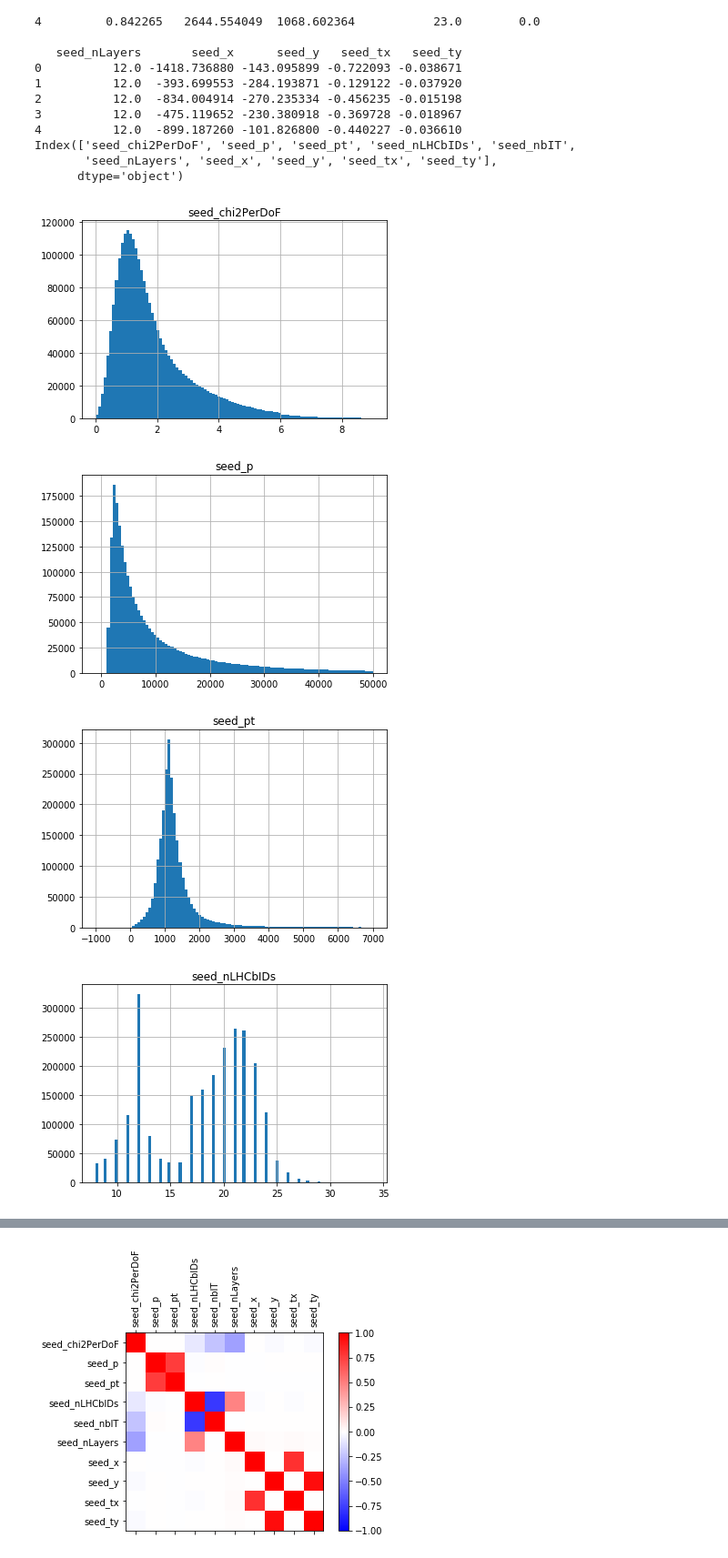
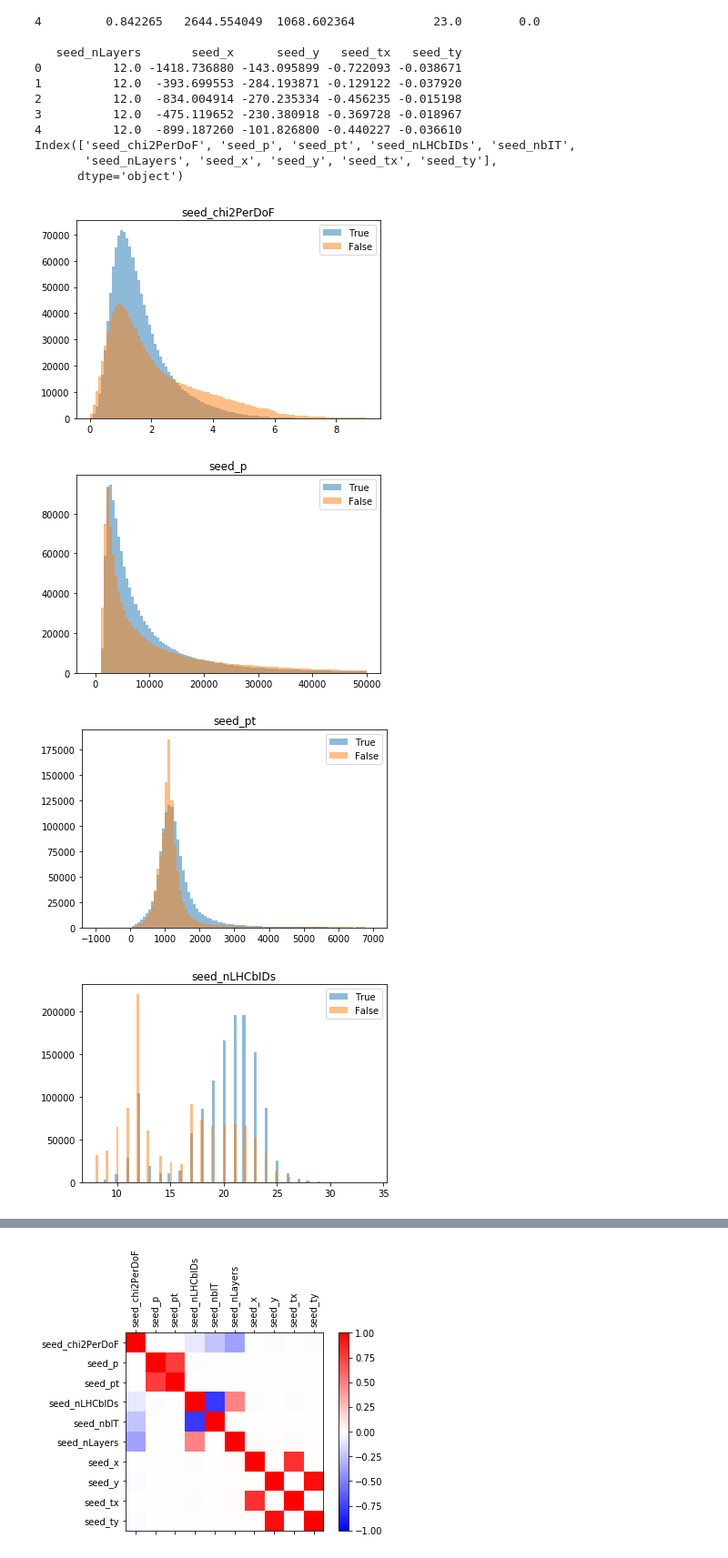
Before and after one commit to Barnabasz/PITE-PyTorch, a Jupyter notebook: analiza.ipynb, the cells around one changed output, grey strips where cells are left out. Shown: that part at 91% size. Cells and saved outputs as stored; diff of their text form; code cells hidden in the pictures.

```diff
--- a/analiza.ipynb
+++ b/analiza.ipynb
@@ -62,18 +62,40 @@ Index(['seed_chi2PerDoF', 'seed_p', 'seed_pt', 'seed_nLHCbIDs', 'seed_nbIT',
 # %%
 import matplotlib.pyplot as plt
 %matplotlib inline
+
+pos = features[target==True]
+neg = features[target==False]
+
+def drawHist(coll, bins):
+
+    plt.hist(pos[coll], bins = bins, alpha=0.5, label='True')
+    plt.hist(neg[coll], bins = bins, alpha=0.5, label='False')
+    plt.legend(loc='upper right')
+    plt.title(coll)
+    plt.show()
+
+def drawHistWithRange(coll, bins, xmin, xmax):
+
+    plt.hist(pos[coll], bins = bins, alpha=0.5, label='True', range=[xmin,xmax])
+    plt.hist(neg[coll], bins = bins, alpha=0.5, label='False', range=[xmin,xmax])
+    plt.legend(loc='upper right')
+    plt.title(coll)
+    plt.show()
+
 for col in features.columns:
     #print(max(features[col]))
     #print(sum(features[col])/len(features[col]))
-    #print()
     if col=='seed_p':
-        features.hist(column=col, bins=100, range=[-1000, 50000])
+        #features.hist(column=col, bins=100, range=[-1000, 50000])
+        drawHistWithRange(col, 100, -1000, 50000)
     elif col=='seed_pt':
-        features.hist(column=col, bins=100, range=[-1000, 7000])
+        #features.hist(column=col, bins=100, range=[-1000, 7000])
+        drawHistWithRange(col, 50, -1000, 7000)
     else:
-        features.hist(column=col, bins=100)
+        #features.hist(column=col, bins=100)
+        drawHist(col, bins=100)
 # %% [output]
-[figure, old version]
+[figure, new version]
-[figure, old version]
+[figure, new version]
-[figure, old version]
+[figure, new version]
-[figure, old version]
+[figure, new version]
```
Also changed, not shown: parts of 1 cell of this notebook.
